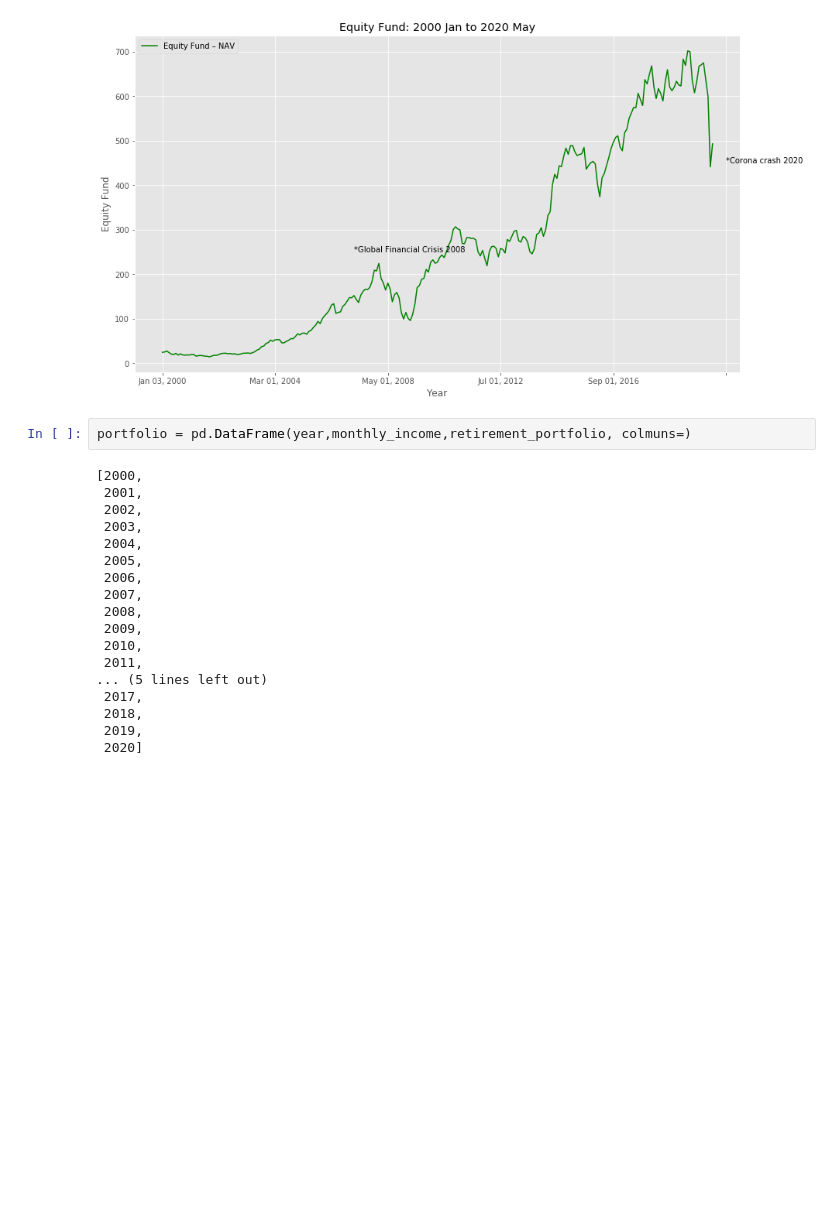
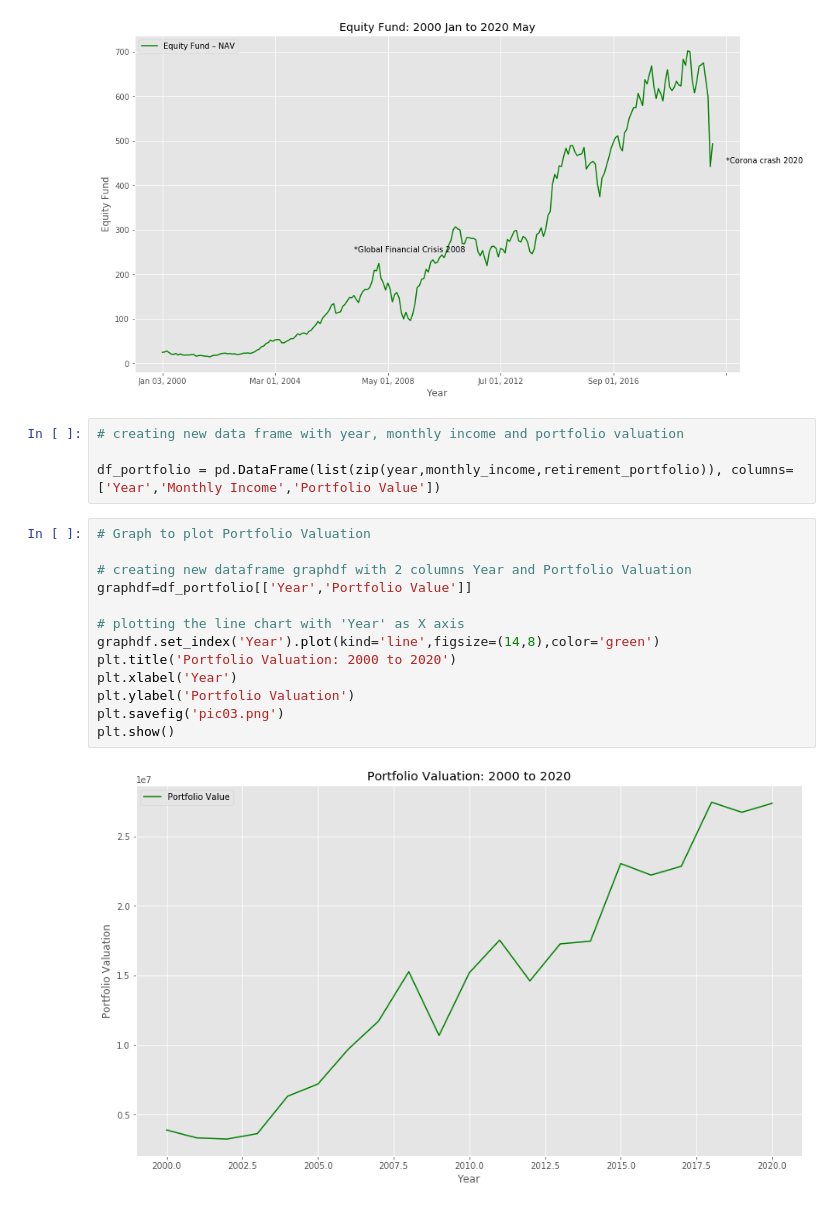
Before and after one commit to bipinr8/Four-percent-rule-India, a Jupyter notebook: Retirement_MF_Analysis.ipynb, the cells around one changed output. Drawn from its saved outputs; the diff is of its cells as text; blank space fills up the shorter version.

Commit message:
added graphs for portfolio valuation and monthly income

```diff
--- a/Retirement_MF_Analysis.ipynb
+++ b/Retirement_MF_Analysis.ipynb
@@ -166,23 +166,22 @@ plt.savefig('pic02.png')
 plt.show()
 # %% [output]
 [figure]
-# %%
-portfolio = pd.DataFrame(year,monthly_income,retirement_portfolio, colmuns=)
-# %% [output]
-[2000,
- 2001,
- 2002,
- 2003,
- 2004,
- 2005,
- 2006,
- 2007,
- 2008,
- 2009,
- 2010,
- 2011,
-... (5 lines left out)
- 2017,
- 2018,
- 2019,
- 2020]
+# %%
+# creating new data frame with year, monthly income and portfolio valuation
+
+df_portfolio = pd.DataFrame(list(zip(year,monthly_income,retirement_portfolio)), columns= ['Year','Monthly Income','Portfolio Value'])
+# %%
+# Graph to plot Portfolio Valuation
+
+# creating new dataframe graphdf with 2 columns Year and Portfolio Valuation
+graphdf=df_portfolio[['Year','Portfolio Value']]
+
+# plotting the line chart with 'Year' as X axis
+graphdf.set_index('Year').plot(kind='line',figsize=(14,8),color='green')
+plt.title('Portfolio Valuation: 2000 to 2020')
+plt.xlabel('Year')
+plt.ylabel('Portfolio Valuation')
+plt.savefig('pic03.png')
+plt.show()
+# %% [output]
+[figure, added]
```
Also changed, not shown: parts of 1 cell of this notebook.
